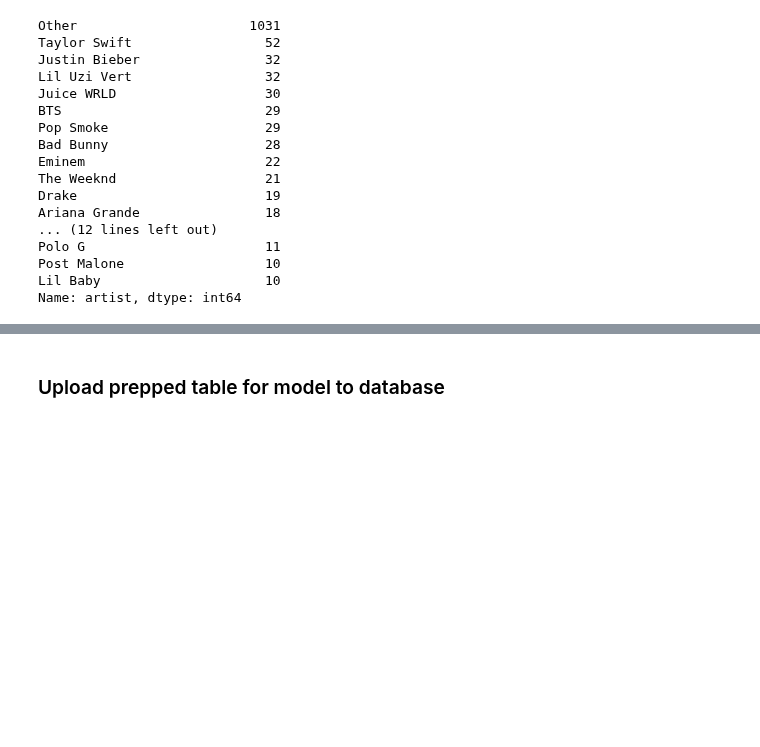
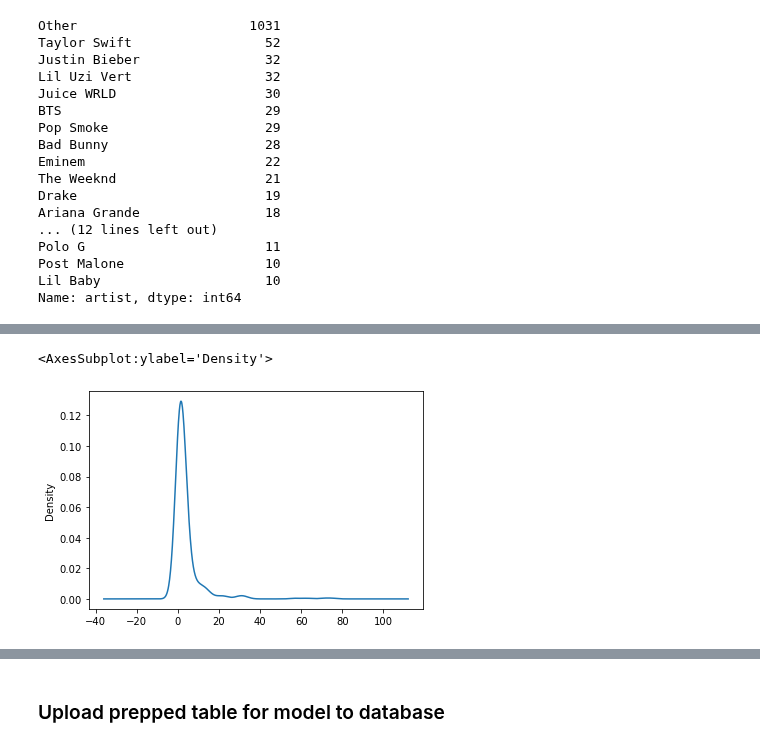
Before and after one commit to aseo67/Top_Songs_Analysis, a Jupyter notebook: TopSongsAnalysis_Model.ipynb, the cells around one changed output, grey strips where cells are left out. Saved outputs shown, nothing was run; the diff lists cells and outputs as text; code cells hidden in the pictures; blank space fills up the shorter version.

```diff
--- a/TopSongsAnalysis_Model.ipynb
+++ b/TopSongsAnalysis_Model.ipynb
@@ -177,3 +177,7 @@ Polo G                       11
 Post Malone                  10
 Lil Baby                     10
 Name: artist, dtype: int64
+# %%
+# Look at 'genre' value counts for binning
+genre_counts = song_ml_df.genre.value_counts()
+genre_counts
@@ -179,0 +197,6 @@ Name: artist, dtype: int64
+# %%
+# Visualize the value counts of 'artist'
+genre_counts.plot.density()
+# %% [output]
+<AxesSubplot:ylabel='Density'>
+[figure, added]
```
Also changed, not shown: parts of 2 cells of this notebook.
